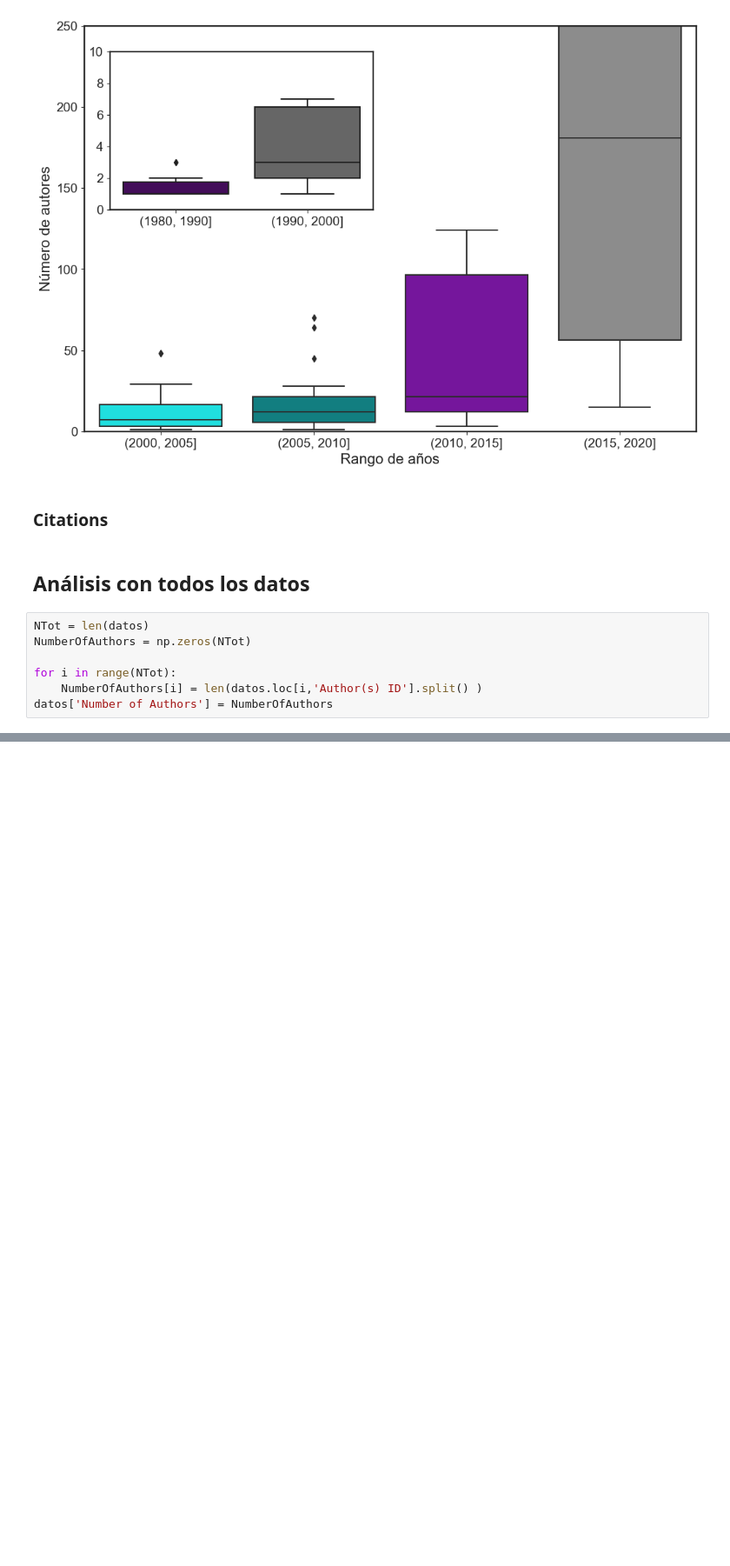
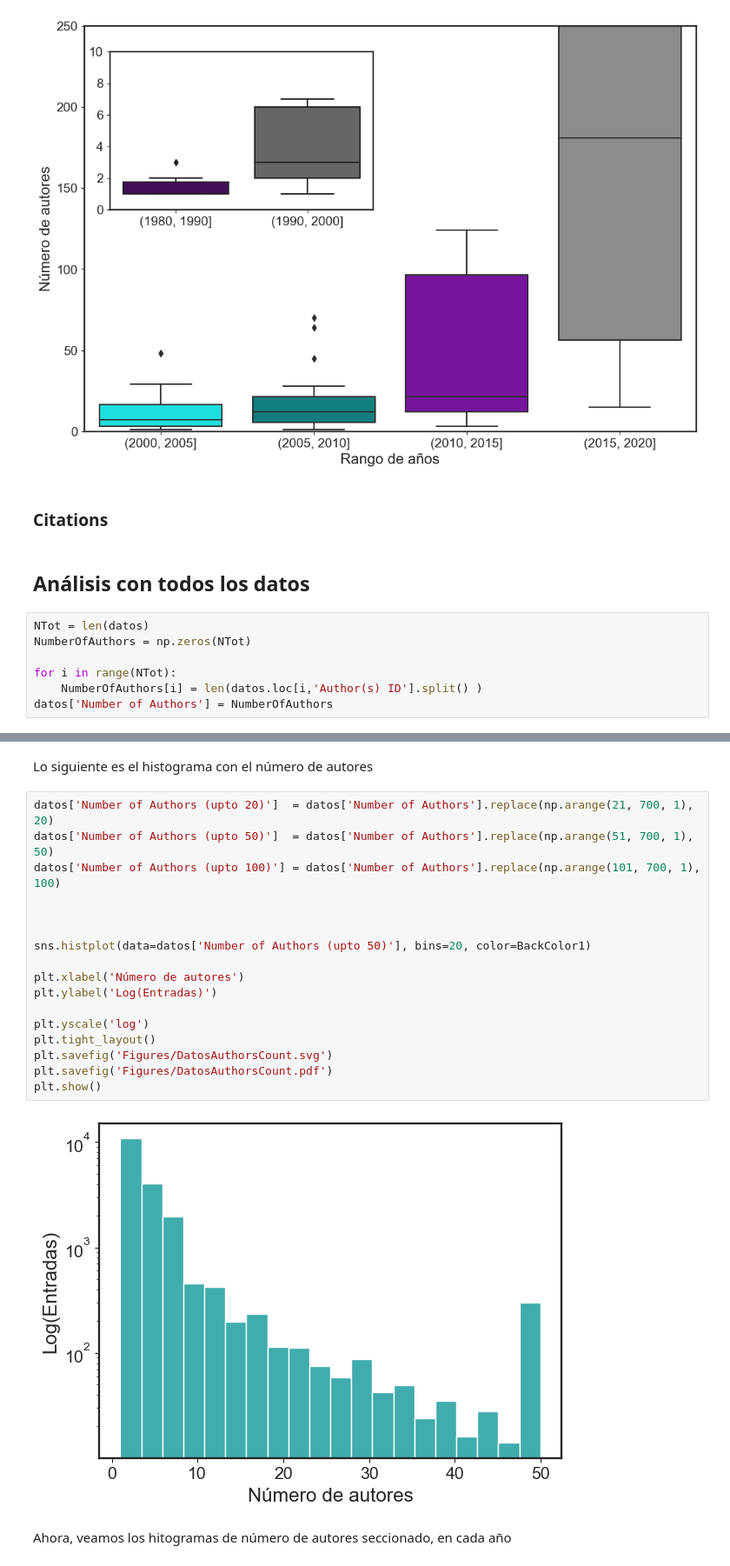
Before and after one commit to nigomezcr/ProyectoBibliometrico, a Jupyter notebook: AnalysisBibliometrico.ipynb, the cells around one changed output, grey strips where cells are left out. Shown: that part at 87% size. Drawn from its saved outputs; the diff is of its cells as text; blank space fills up the shorter version.

```diff
--- a/AnalysisBibliometrico.ipynb
+++ b/AnalysisBibliometrico.ipynb
@@ -351,0 +395,23 @@ dat
+# %% [markdown]
+Lo siguiente es el histograma con el número de autores
+# %%
+datos['Number of Authors (upto 20)']  = datos['Number of Authors'].replace(np.arange(21, 700, 1), 20)
+datos['Number of Authors (upto 50)']  = datos['Number of Authors'].replace(np.arange(51, 700, 1), 50)
+datos['Number of Authors (upto 100)'] = datos['Number of Authors'].replace(np.arange(101, 700, 1), 100)
+
+
+
+sns.histplot(data=datos['Number of Authors (upto 50)'], bins=20, color=BackColor1)
+
+plt.xlabel('Número de autores')
+plt.ylabel('Log(Entradas)')
+
+plt.yscale('log')
+plt.tight_layout()
+plt.savefig('Figures/DatosAuthorsCount.svg')
+plt.savefig('Figures/DatosAuthorsCount.pdf')
+plt.show()
+# %% [output]
+[figure, added]
+# %% [markdown]
+Ahora, veamos los hitogramas de número de autores seccionado, en cada año
```
Also changed, not shown: parts of 11 cells of this notebook.
